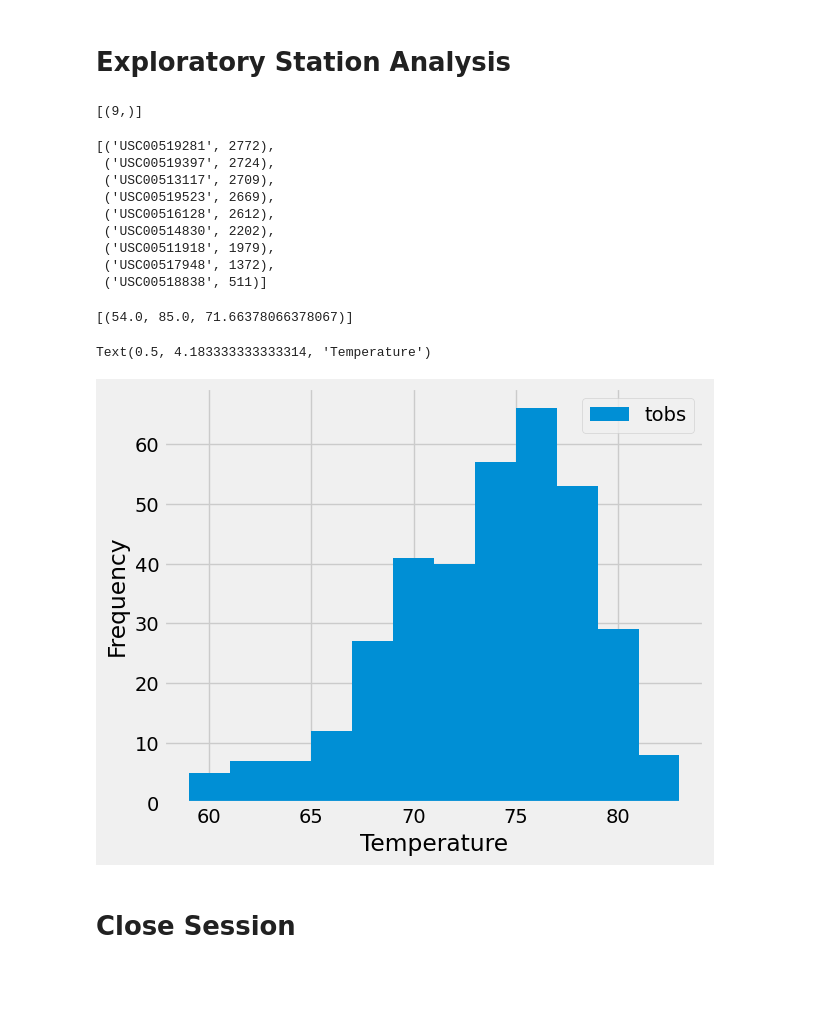
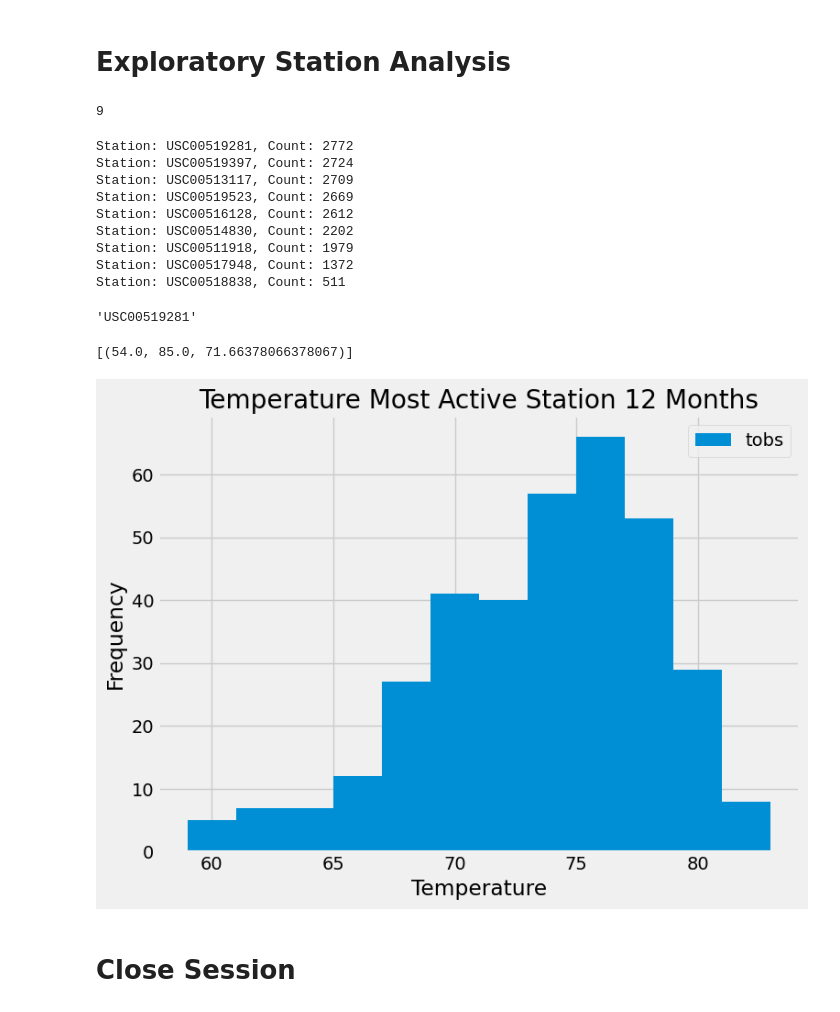
Before and after one commit to Daemch/sqlalchemy_challenge, a Jupyter notebook: Vacation_Exploration/Climate_Analysis.ipynb, the cells around one changed output. Cells and saved outputs as stored; diff of their text form; code cells hidden in the pictures; blank space fills up the shorter version.

```diff
--- a/Vacation_Exploration/Climate_Analysis.ipynb
+++ b/Vacation_Exploration/Climate_Analysis.ipynb
@@ -133,20 +135,39 @@ Name: precipitation, dtype: float64
 # Exploratory Station Analysis
 # %%
 # Design a query to calculate the total number of stations in the dataset
+total_stations = session.query(Station).distinct().count()
+print(total_stations)
 # %% [output]
-[(9,)]
+9
 # %%
 # Design a query to find the most active stations (i.e. which stations have the most rows?)
 # List the stations and their counts in descending order.
+most_active_stations = session.query(
+    Measurement.station,
+    func.count(Measurement.station).label('count')
+).group_by(Measurement.station).order_by(func.count(Measurement.station).desc()).all()
+
+# Print the results
+for station, count in most_active_stations:
+    print(f"Station: {station}, Count: {count}")
 # %% [output]
-[('USC00519281', 2772),
- ('USC00519397', 2724),
- ('USC00513117', 2709),
- ('USC00519523', 2669),
- ('USC00516128', 2612),
- ('USC00514830', 2202),
- ('USC00511918', 1979),
- ('USC00517948', 1372),
- ('USC00518838', 511)]
+Station: USC00519281, Count: 2772
+Station: USC00519397, Count: 2724
+Station: USC00513117, Count: 2709
+Station: USC00519523, Count: 2669
+Station: USC00516128, Count: 2612
+Station: USC00514830, Count: 2202
+Station: USC00511918, Count: 1979
+Station: USC00517948, Count: 1372
+Station: USC00518838, Count: 511
+# %%
+# Find the most active station
+most_active_station = session.query(
+    Measurement.station,
+    func.count(Measurement.station).label('count')
+).group_by(Measurement.station).order_by(func.count(Measurement.station).desc()).first()[0]
+most_active_station
+# %% [output]
+'USC00519281'
 # %%
 # Using the most active station id from the previous query, calculate the lowest, highest, and average temperature.
@@ -154,10 +181,25 @@ Name: precipitation, dtype: float64
 [(54.0, 85.0, 71.66378066378067)]
 # %%
 # Using the most active station id
-# Query the last 12 months of temperature observation data for this station and plot the results as a histogram
+# Query the last 12 months of temperature observation data for this station
+tobs_values = session.query(Measurement.date, Measurement.tobs).order_by(Measurement.date.desc()).\
+    filter(Measurement.date >= ('2016-08-23')).\
+    filter(Measurement.station == most_active_station).all()
-# %% [output]
-Text(0.5, 4.183333333333314, 'Temperature')
-[figure, removed]
+# %%
+#Create Dataframe
+tobs_df = pd.DataFrame(tobs_values, columns=['date', 'tobs'])
+tobs_df.set_index('date', inplace=True)
+# %%
+# plot the results as a histogram
+tobs_df['tobs'].plot(kind='hist', bins=12, figsize=(8, 6))
+plt.title('Temperature Most Active Station 12 Months')
+plt.xlabel('Temperature')
+plt.ylabel('Frequency')
+plt.legend()
+plt.tight_layout()
+plt.show()
+# %% [output]
+[figure, added]
 # %% [markdown]
 # Close Session
 # %%
```
Also changed, not shown: parts of 3 cells of this notebook.
